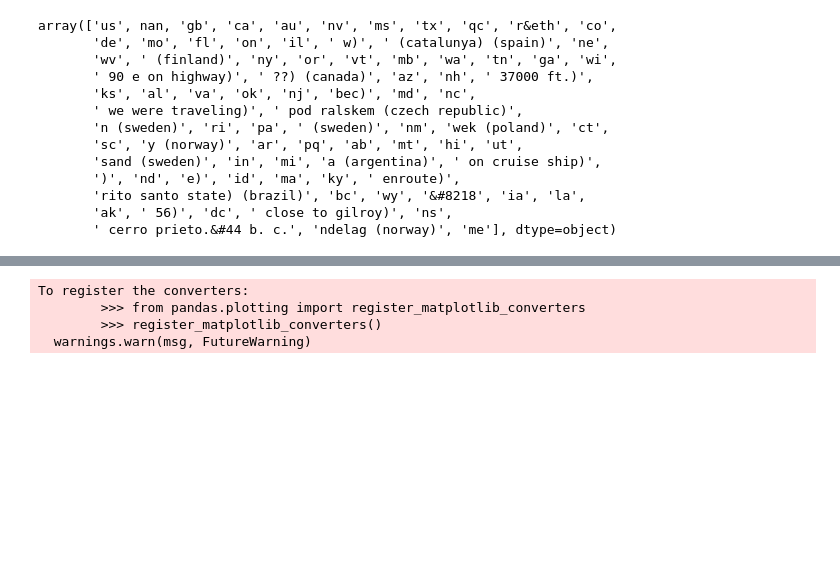
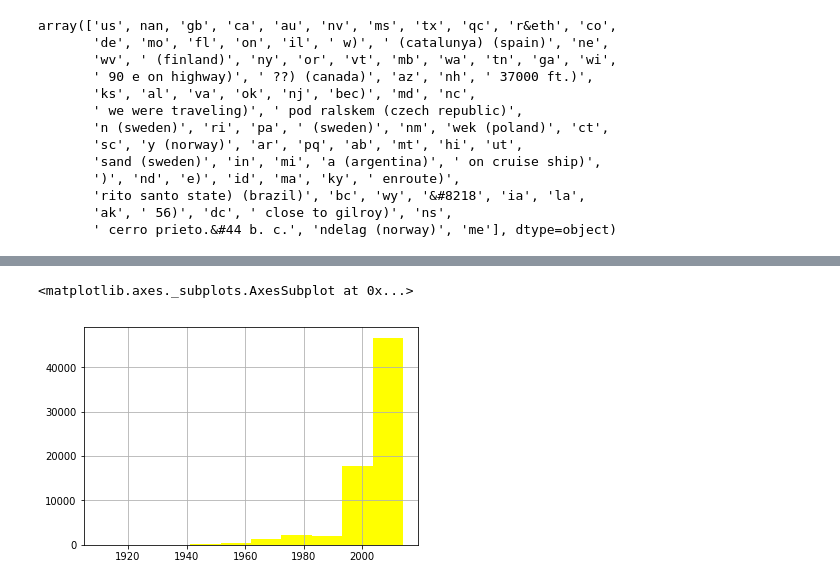
Before and after one commit to LauraRepullo/datamad0119, a Jupyter notebook: final-project/UFO project.ipynb, the cells around one changed output, grey strips where cells are left out. Cells and saved outputs as stored; diff of their text form; code cells hidden in the pictures; blank space fills up the shorter version.

```diff
--- a/final-project/UFO project.ipynb
+++ b/final-project/UFO project.ipynb
@@ -108,6 +107,7 @@ print(data['datetime'].max())
 # %%
 #split in date and time:
 data['date'] = [d.date() for d in data['datetime']]
+data['year'] = data.datetime.dt.year
 
 data['time'] = data.datetime.dt.time
 data.head()
@@ -225,10 +227,8 @@ Ramona (Ne San Diego)                                          1
 Name: city, Length: 12113, dtype: int64
 # %%
 #data1.to_csv("UFO_modify1.csv")
-# %%
-data1.date.hist()
-# %% [output]
-To register the converters:
-        >>> from pandas.plotting import register_matplotlib_converters
-        >>> register_matplotlib_converters()
-  warnings.warn(msg, FutureWarning)
+# %%
+data1.year.hist(histtype= 'stepfilled', color = "yellow")
+# %% [output]
+<matplotlib.axes._subplots.AxesSubplot at 0x...>
+[figure, added]
```
Also changed, not shown: parts of 8 cells of this notebook.
